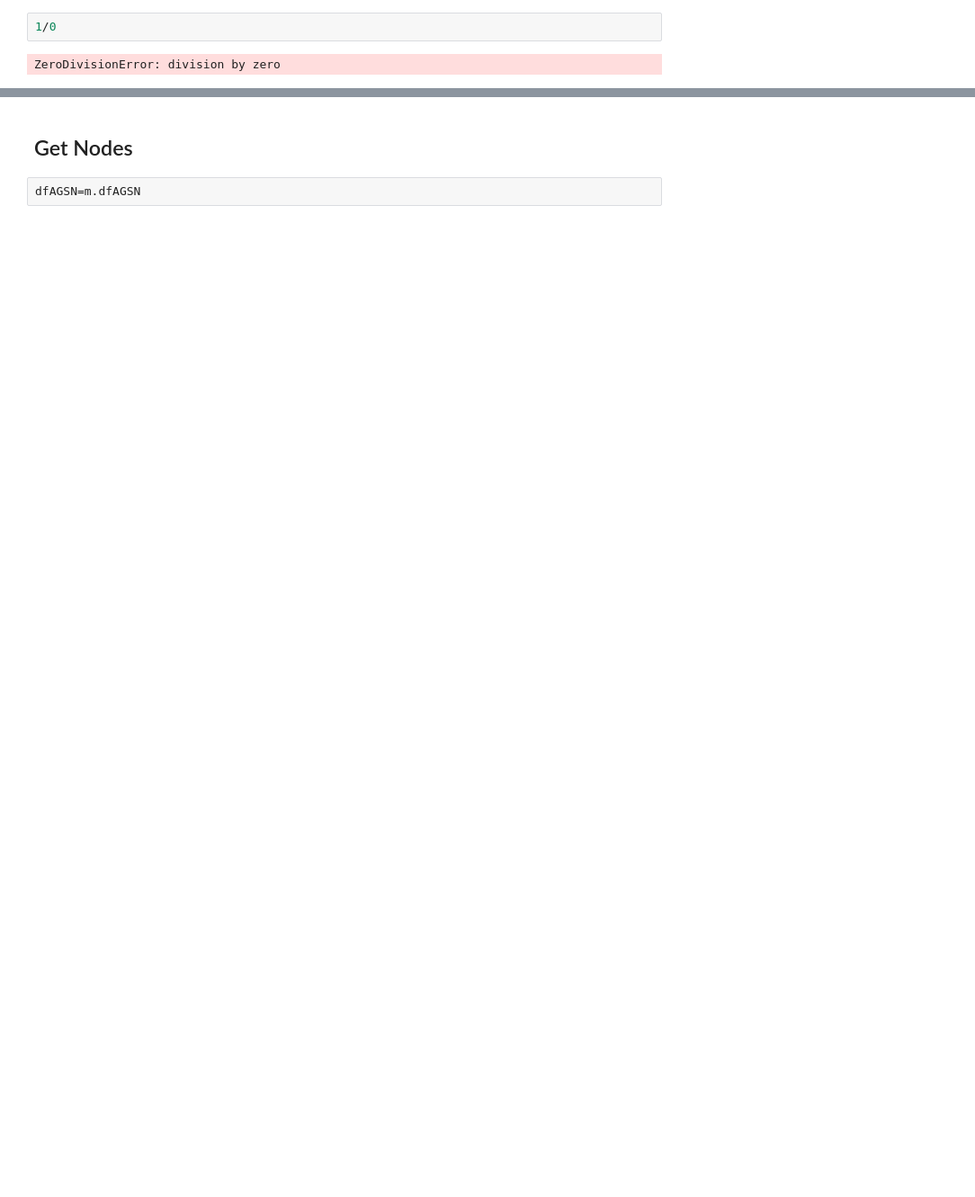
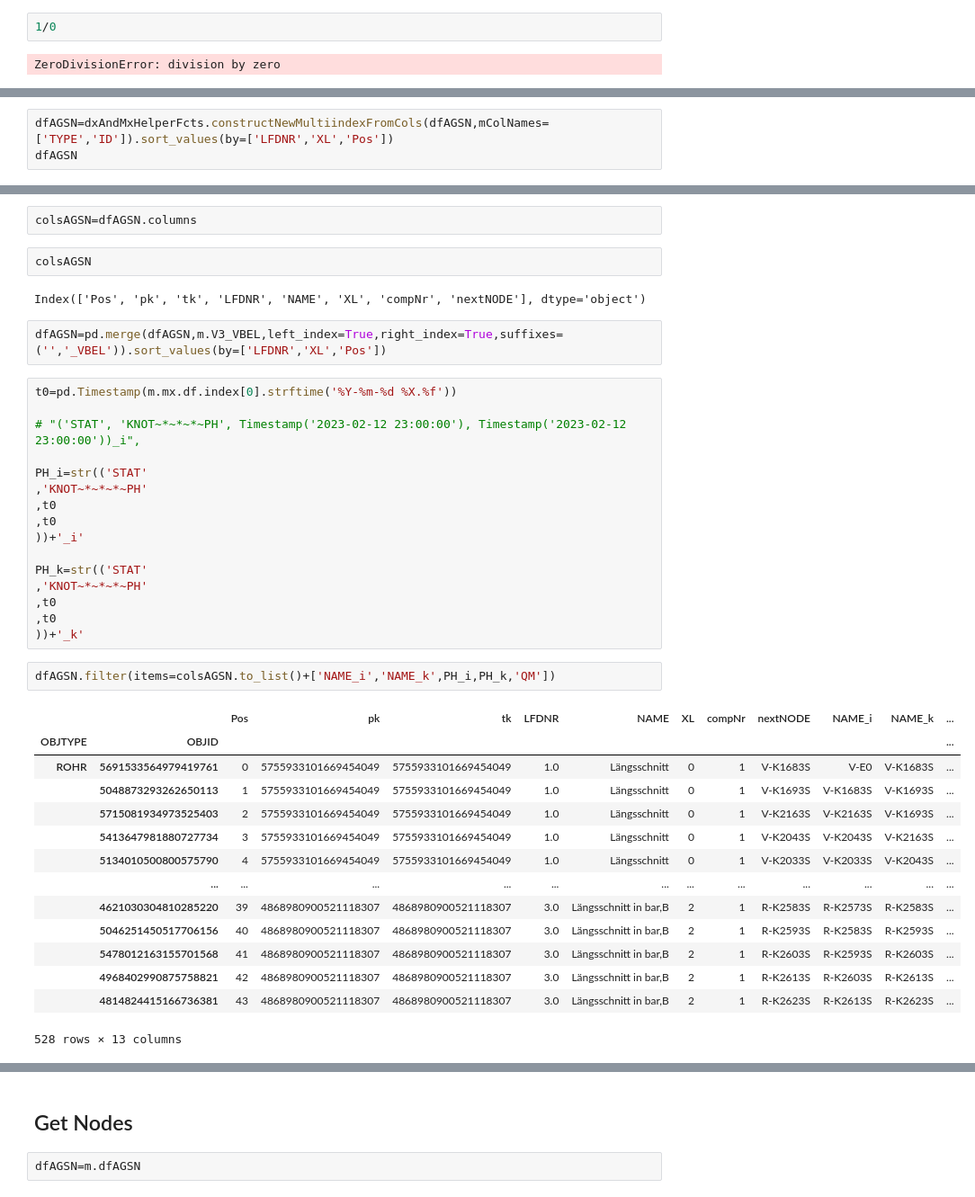
Before and after one commit to 3SConsult/PT3S, a Jupyter notebook: docs/Example3.ipynb, the cells around one changed output, grey strips where cells are left out. Shown: that part at 90% size. Drawn from its saved outputs; the diff is of its cells as text; blank space fills up the shorter version.

```diff
--- a/docs/Example3.ipynb
+++ b/docs/Example3.ipynb
@@ -214,0 +107,3 @@ ZeroDivisionError: division by zero
+# %%
+dfAGSN=dxAndMxHelperFcts.constructNewMultiindexFromCols(dfAGSN,mColNames=['TYPE','ID']).sort_values(by=['LFDNR','XL','Pos'])
+dfAGSN
@@ -214,0 +125,41 @@ ZeroDivisionError: division by zero
+# %%
+colsAGSN=dfAGSN.columns
+# %%
+colsAGSN
+# %% [output]
+Index(['Pos', 'pk', 'tk', 'LFDNR', 'NAME', 'XL', 'compNr', 'nextNODE'], dtype='object')
+# %%
+dfAGSN=pd.merge(dfAGSN,m.V3_VBEL,left_index=True,right_index=True,suffixes=('','_VBEL')).sort_values(by=['LFDNR','XL','Pos'])
+# %%
+t0=pd.Timestamp(m.mx.df.index[0].strftime('%Y-%m-%d %X.%f'))
+
+# "('STAT', 'KNOT~*~*~*~PH', Timestamp('2023-02-12 23:00:00'), Timestamp('2023-02-12 23:00:00'))_i",
+
+PH_i=str(('STAT'
+,'KNOT~*~*~*~PH'
+,t0
+,t0
+))+'_i'
+
+PH_k=str(('STAT'
+,'KNOT~*~*~*~PH'
+,t0
+,t0
+))+'_k'
+# %%
+dfAGSN.filter(items=colsAGSN.to_list()+['NAME_i','NAME_k',PH_i,PH_k,'QM'])
+# %% [output]
+|  |  | Pos | pk | tk | LFDNR | NAME | XL | compNr | nextNODE | NAME_i | NAME_k | ... |
+| OBJTYPE | OBJID |  |  |  |  |  |  |  |  |  |  | ... |
+| ROHR | 5691533564979419761 | 0 | 5755933101669454049 | 5755933101669454049 | 1.0 | Längsschnitt | 0 | 1 | V-K1683S | V-E0 | V-K1683S | ... |
+|  | 5048873293262650113 | 1 | 5755933101669454049 | 5755933101669454049 | 1.0 | Längsschnitt | 0 | 1 | V-K1693S | V-K1683S | V-K1693S | ... |
+|  | 5715081934973525403 | 2 | 5755933101669454049 | 5755933101669454049 | 1.0 | Längsschnitt | 0 | 1 | V-K2163S | V-K2163S | V-K1693S | ... |
+|  | 5413647981880727734 | 3 | 5755933101669454049 | 5755933101669454049 | 1.0 | Längsschnitt | 0 | 1 | V-K2043S | V-K2043S | V-K2163S | ... |
+|  | 5134010500800575790 | 4 | 5755933101669454049 | 5755933101669454049 | 1.0 | Längsschnitt | 0 | 1 | V-K2033S | V-K2033S | V-K2043S | ... |
+|  | ... | ... | ... | ... | ... | ... | ... | ... | ... | ... | ... | ... |
+|  | 4621030304810285220 | 39 | 4868980900521118307 | 4868980900521118307 | 3.0 | Längsschnitt in bar,B | 2 | 1 | R-K2583S | R-K2573S | R-K2583S | ... |
+|  | 5046251450517706156 | 40 | 4868980900521118307 | 4868980900521118307 | 3.0 | Längsschnitt in bar,B | 2 | 1 | R-K2593S | R-K2583S | R-K2593S | ... |
+|  | 5478012163155701568 | 41 | 4868980900521118307 | 4868980900521118307 | 3.0 | Längsschnitt in bar,B | 2 | 1 | R-K2603S | R-K2593S | R-K2603S | ... |
+|  | 4968402990875758821 | 42 | 4868980900521118307 | 4868980900521118307 | 3.0 | Längsschnitt in bar,B | 2 | 1 | R-K2613S | R-K2603S | R-K2613S | ... |
+|  | 4814824415166736381 | 43 | 4868980900521118307 | 4868980900521118307 | 3.0 | Längsschnitt in bar,B | 2 | 1 | R-K2623S | R-K2613S | R-K2623S | ... |
+528 rows × 13 columns
```
Also changed, not shown: parts of 20 cells of this notebook, 8 other files.
